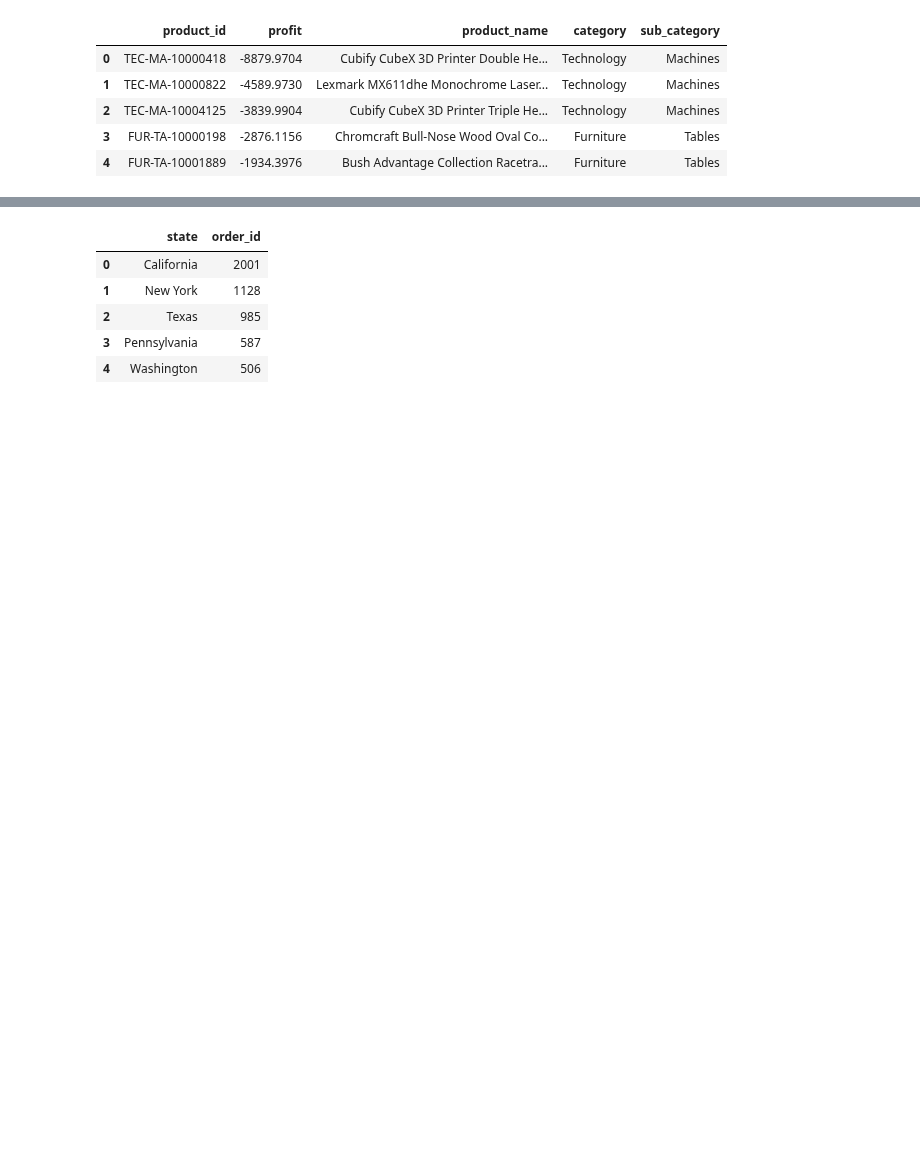
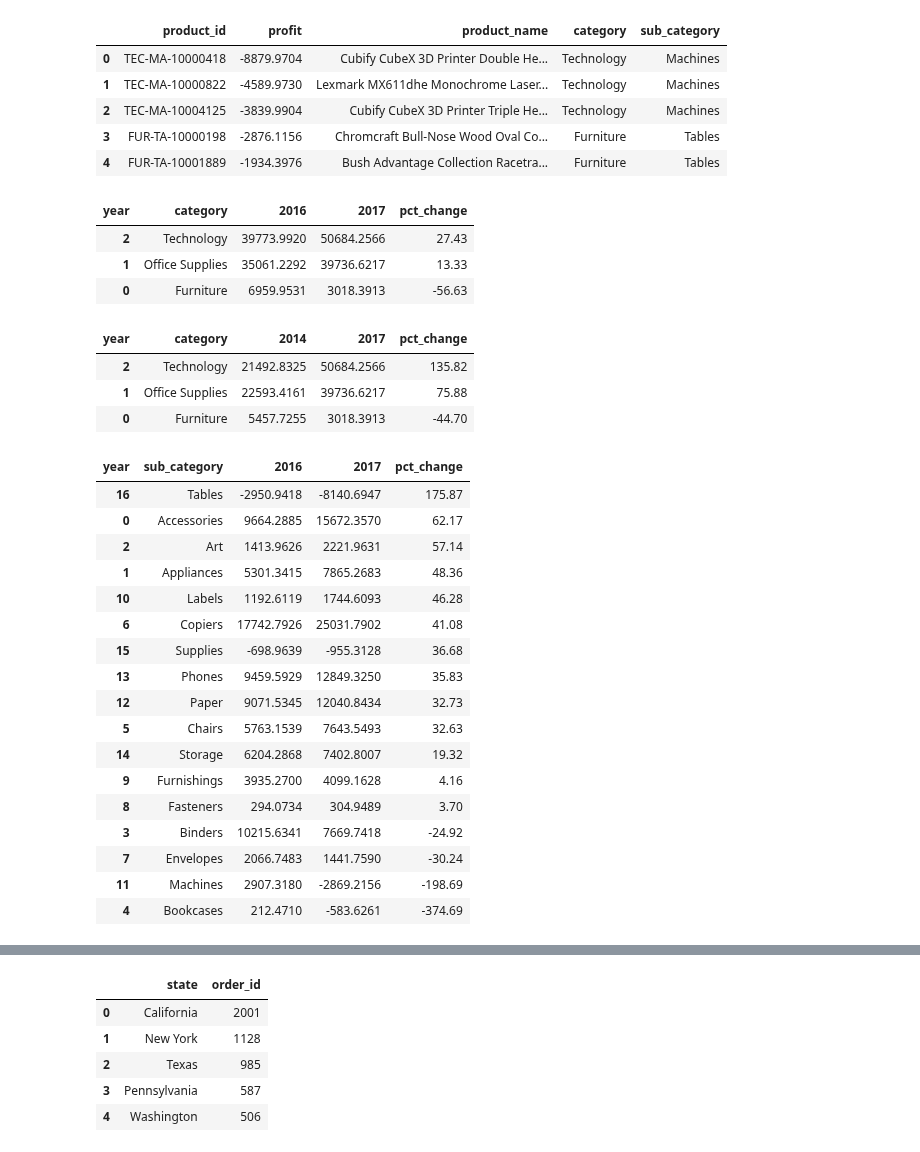
Before and after one commit to Dilcia19/superstore, a Jupyter notebook: notebooks/analysis_in_py.ipynb, the cells around one changed output, grey strips where cells are left out. Saved outputs shown, nothing was run; the diff lists cells and outputs as text; code cells hidden in the pictures; blank space fills up the shorter version.

```diff
--- a/notebooks/analysis_in_py.ipynb
+++ b/notebooks/analysis_in_py.ipynb
@@ -224,3 +224,59 @@ neg_profit_products_top_5
 | 2 | TEC-MA-10004125 | -3839.9904 | Cubify CubeX 3D Printer Triple He... | Technology | Machines |
 | 3 | FUR-TA-10000198 | -2876.1156 | Chromcraft Bull-Nose Wood Oval Co... | Furniture | Tables |
 | 4 | FUR-TA-10001889 | -1934.3976 | Bush Advantage Collection Racetra... | Furniture | Tables |
+# %%
+# top 3 category % change by year
+# USE THIS
+
+top_3_category_a = store_records[['product_id', 'product_name','category','sub_category','profit','year']].groupby(['category','year']).agg({'product_id':'count','profit':'sum'}).rename(columns={'product_id':'product_id_count'}).sort_values(by='profit', ascending=False).reset_index()
+top_3_category_a = top_3_category_a[top_3_category_a['year'].isin([2016, 2017])]
+top_3_category_a = top_3_category_a.pivot(index='category', columns='year', values='profit').reset_index()
+top_3_category_a['pct_change'] = (top_3_category_a[2017] - top_3_category_a[2016]) / top_3_category_a[2016] * 100
+top_3_category_a['pct_change'] = top_3_category_a['pct_change'].round(2)
+top_3_category_a = top_3_category_a.sort_values(by='pct_change', ascending=False)
+top_3_category_a
+# %% [output]
+| year | category | 2016 | 2017 | pct_change |
+| 2 | Technology | 39773.9920 | 50684.2566 | 27.43 |
+| 1 | Office Supplies | 35061.2292 | 39736.6217 | 13.33 |
+| 0 | Furniture | 6959.9531 | 3018.3913 | -56.63 |
+# %%
+top_3_category_a = store_records[['product_id', 'product_name','category','sub_category','profit','year']].groupby(['category','year']).agg({'product_id':'count','profit':'sum'}).rename(columns={'product_id':'product_id_count'}).sort_values(by='profit', ascending=False).reset_index()
+top_3_category_a = top_3_category_a[top_3_category_a['year'].isin([2014, 2017])]
+top_3_category_a = top_3_category_a.pivot(index='category', columns='year', values='profit').reset_index()
+top_3_category_a['pct_change'] = (top_3_category_a[2017] - top_3_category_a[2014]) / top_3_category_a[2014] * 100
+top_3_category_a['pct_change'] = top_3_category_a['pct_change'].round(2)
+top_3_category_a = top_3_category_a.sort_values(by='pct_change', ascending=False)
+top_3_category_a
+# %% [output]
+| year | category | 2014 | 2017 | pct_change |
+| 2 | Technology | 21492.8325 | 50684.2566 | 135.82 |
+| 1 | Office Supplies | 22593.4161 | 39736.6217 | 75.88 |
+| 0 | Furniture | 5457.7255 | 3018.3913 | -44.70 |
+# %%
+top_3_category_b = store_records[['product_id', 'product_name','sub_category','profit','year']].groupby(['sub_category','year']).agg({'product_id':'count','profit':'sum'}).rename(columns={'product_id':'product_id_count'}).sort_values(by='profit', ascending=False).reset_index()
+top_3_category_b = top_3_category_b[top_3_category_b['year'].isin([2016, 2017])]
+top_3_category_b = top_3_category_b.pivot(index='sub_category', columns='year', values='profit').reset_index()
+top_3_category_b['pct_change'] = (top_3_category_b[2017] - top_3_category_b[2016]) / top_3_category_b[2016] * 100
+top_3_category_b['pct_change'] = top_3_category_b['pct_change'].round(2)
+top_3_category_b = top_3_category_b.sort_values(by='pct_change', ascending=False)
+top_3_category_b
+# %% [output]
+| year | sub_category | 2016 | 2017 | pct_change |
+| 16 | Tables | -2950.9418 | -8140.6947 | 175.87 |
+| 0 | Accessories | 9664.2885 | 15672.3570 | 62.17 |
+| 2 | Art | 1413.9626 | 2221.9631 | 57.14 |
+| 1 | Appliances | 5301.3415 | 7865.2683 | 48.36 |
+| 10 | Labels | 1192.6119 | 1744.6093 | 46.28 |
+| 6 | Copiers | 17742.7926 | 25031.7902 | 41.08 |
+| 15 | Supplies | -698.9639 | -955.3128 | 36.68 |
+| 13 | Phones | 9459.5929 | 12849.3250 | 35.83 |
+| 12 | Paper | 9071.5345 | 12040.8434 | 32.73 |
+| 5 | Chairs | 5763.1539 | 7643.5493 | 32.63 |
+| 14 | Storage | 6204.2868 | 7402.8007 | 19.32 |
+| 9 | Furnishings | 3935.2700 | 4099.1628 | 4.16 |
+| 8 | Fasteners | 294.0734 | 304.9489 | 3.70 |
+| 3 | Binders | 10215.6341 | 7669.7418 | -24.92 |
+| 7 | Envelopes | 2066.7483 | 1441.7590 | -30.24 |
+| 11 | Machines | 2907.3180 | -2869.2156 | -198.69 |
+| 4 | Bookcases | 212.4710 | -583.6261 | -374.69 |
```
Also changed, not shown: parts of 1 cell of this notebook.
